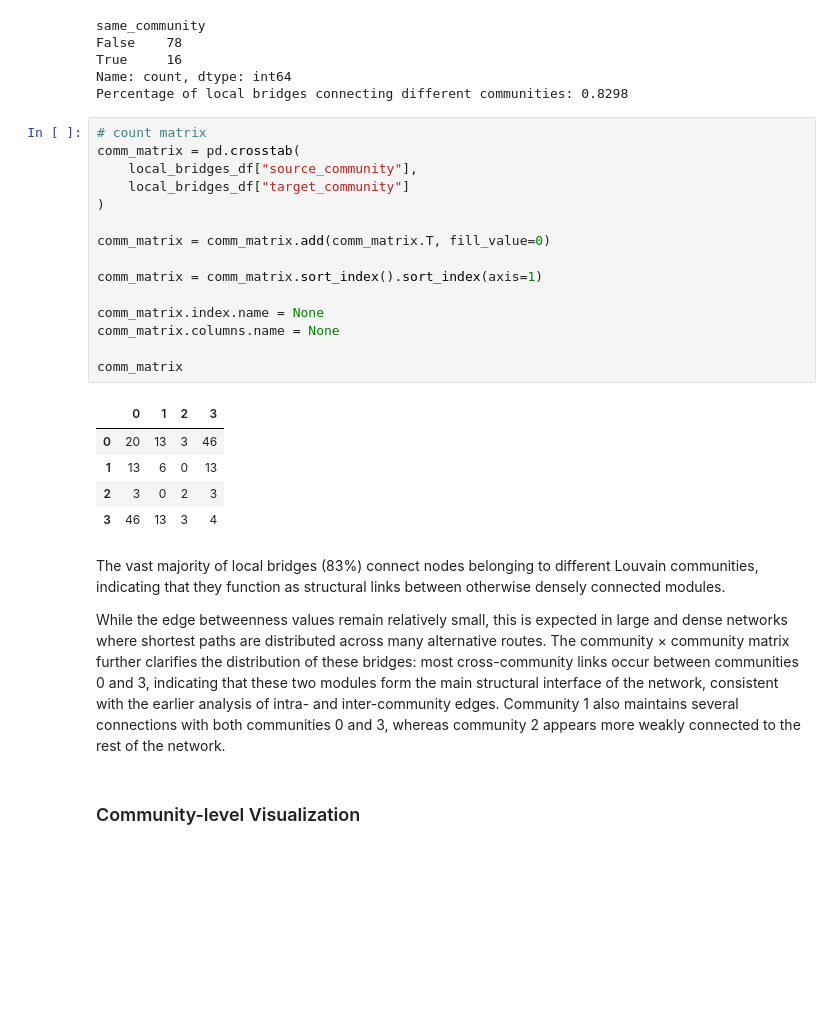
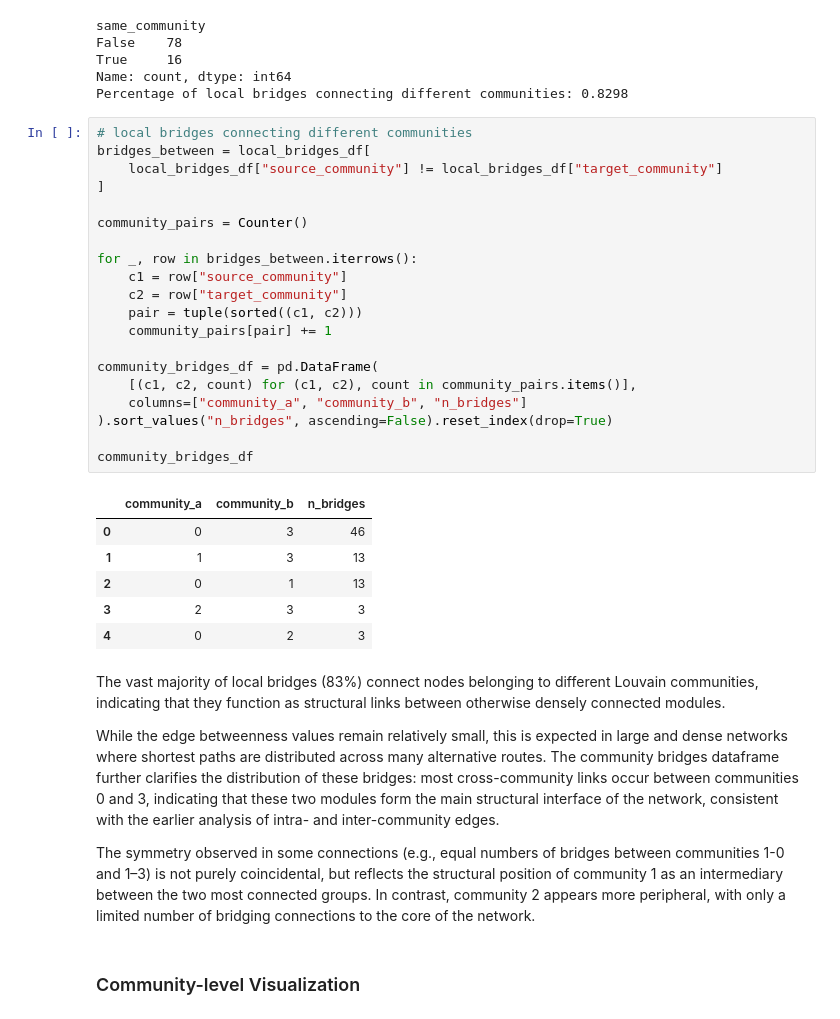
Before and after one commit to leilacielok/network_analysis, a Jupyter notebook: network_analysis.ipynb, the cells around one changed output. Cells and saved outputs as stored; diff of their text form; blank space fills up the shorter version.

```diff
--- a/network_analysis.ipynb
+++ b/network_analysis.ipynb
@@ -979,30 +979,38 @@ True     16
 Name: count, dtype: int64
 Percentage of local bridges connecting different communities: 0.8298
 # %%
-# count matrix
-comm_matrix = pd.crosstab(
-    local_bridges_df["source_community"],
-    local_bridges_df["target_community"]
-)
+# local bridges connecting different communities
+bridges_between = local_bridges_df[
+    local_bridges_df["source_community"] != local_bridges_df["target_community"]
+]
 
-comm_matrix = comm_matrix.add(comm_matrix.T, fill_value=0)
+community_pairs = Counter()
 
-comm_matrix = comm_matrix.sort_index().sort_index(axis=1)
+for _, row in bridges_between.iterrows():
+    c1 = row["source_community"]
+    c2 = row["target_community"]
+    pair = tuple(sorted((c1, c2)))
+    community_pairs[pair] += 1
 
-comm_matrix.index.name = None
-comm_matrix.columns.name = None
+community_bridges_df = pd.DataFrame(
+    [(c1, c2, count) for (c1, c2), count in community_pairs.items()],
+    columns=["community_a", "community_b", "n_bridges"]
+).sort_values("n_bridges", ascending=False).reset_index(drop=True)
 
-comm_matrix
+community_bridges_df
 # %% [output]
-|  | 0 | 1 | 2 | 3 |
-| 0 | 20 | 13 | 3 | 46 |
-| 1 | 13 | 6 | 0 | 13 |
-| 2 | 3 | 0 | 2 | 3 |
-| 3 | 46 | 13 | 3 | 4 |
+|  | community_a | community_b | n_bridges |
+| 0 | 0 | 3 | 46 |
+| 1 | 1 | 3 | 13 |
+| 2 | 0 | 1 | 13 |
+| 3 | 2 | 3 | 3 |
+| 4 | 0 | 2 | 3 |
 # %% [markdown]
 The vast majority of local bridges (83%) connect nodes belonging to different Louvain communities, indicating that they function as structural links between otherwise densely connected modules.
 
-While the edge betweenness values remain relatively small, this is expected in large and dense networks where shortest paths are distributed across many alternative routes. The community × community matrix further clarifies the distribution of these bridges: most cross-community links occur between communities 0 and 3, indicating that these two modules form the main structural interface of the network, consistent with the earlier analysis of intra- and inter-community edges. Community 1 also maintains several connections with both communities 0 and 3, whereas community 2 appears more weakly connected to the rest of the network.
+While the edge betweenness values remain relatively small, this is expected in large and dense networks where shortest paths are distributed across many alternative routes. The community bridges dataframe further clarifies the distribution of these bridges: most cross-community links occur between communities 0 and 3, indicating that these two modules form the main structural interface of the network, consistent with the earlier analysis of intra- and inter-community edges.
+
+The symmetry observed in some connections (e.g., equal numbers of bridges between communities 1-0 and 1–3) is not purely coincidental, but reflects the structural position of community 1 as an intermediary between the two most connected groups. In contrast, community 2 appears more peripheral, with only a limited number of bridging connections to the core of the network.
 # %% [markdown]
 ### Community-level Visualization
 # %%
```
